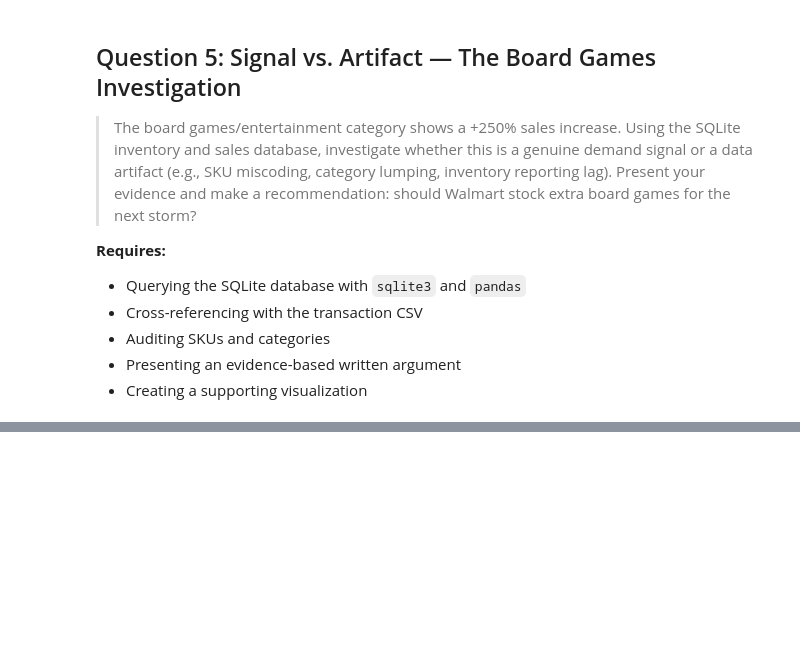
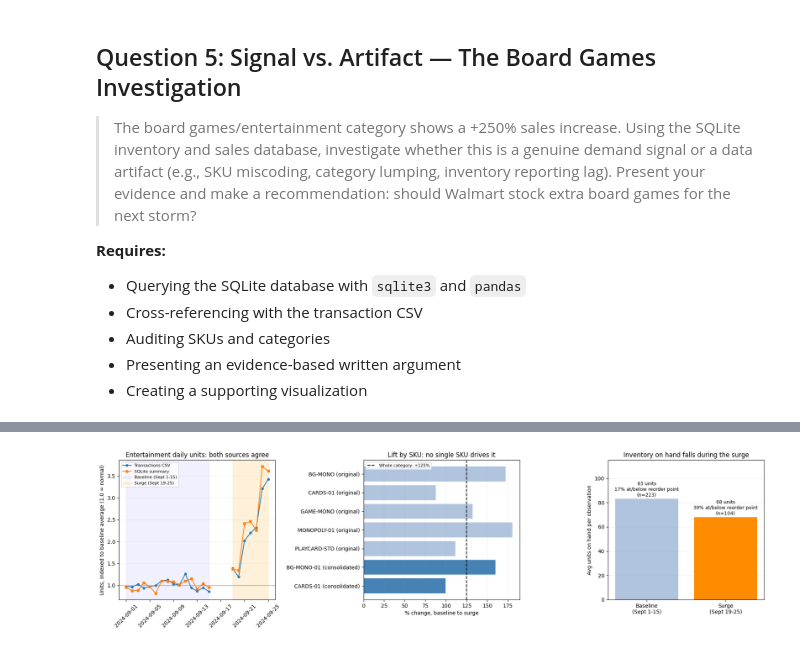
Before and after one commit to simichakravarty16/walmart-hurricane-project, a Jupyter notebook: notebooks/team_notebook.ipynb, the cells around one changed output, grey strips where cells are left out. Drawn from its saved outputs; the diff is of its cells as text; code cells hidden in the pictures; blank space fills up the shorter version.

```diff
--- a/notebooks/team_notebook.ipynb
+++ b/notebooks/team_notebook.ipynb
@@ -2319,0 +1979,15 @@ Game-product groups containing multiple raw SKU rows: 69
+# %%
+# Inventory check for the Entertainment SKUs
+skus = sorted(ent_raw['sku'].unique())
+placeholders = ','.join('?' * len(skus))
+inv = pd.read_sql(f"SELECT * FROM inventory_levels WHERE sku IN ({placeholders})", con, params=skus)
+inv['date'] = pd.to_datetime(inv['date'])
+inv = inv[inv['date'].between(*BASE) | inv['date'].between(*SURGE)].copy()
+inv['period'] = np.where(inv['date'].between(*SURGE), 'surge', 'baseline')
+inv['below_reorder'] = inv['units_on_hand'] <= inv['reorder_point']
+
+summary = inv.groupby('period').agg(observations=('sku', 'size'), avg_on_hand=('units_on_hand', 'mean'),
+                                    pct_below_reorder=('below_reorder', 'mean'))
+summary['pct_below_reorder'] *= 100
+display(summary.round(1))
+print('On-hand change, baseline -> surge:', round((summary.loc['surge', 'avg_on_hand'] / summary.loc['baseline', 'avg_on_hand'] - 1) * 100, 1), '%')
@@ -2319,0 +2000,54 @@ Game-product groups containing multiple raw SKU rows: 69
+# %%
+# Create a visualization
+days = pd.date_range(BASE[0], SURGE[1])
+
+def indexed(daily):
+    """Daily units divided by the baseline average (1.0 = a normal day); only baseline and surge days are kept."""
+    base_avg = daily.loc[BASE[0]:BASE[1]].mean()
+    out = daily[daily.index.isin(days)] / base_avg
+    out = out[out.index.to_series().between(*BASE) | out.index.to_series().between(*SURGE)]
+    return out.reindex(days)          # leaves a gap between the two windows
+
+fig, axes = plt.subplots(1, 3, figsize=(18, 5))
+
+# Panel 1: do the SQLite database and the CSV agree?
+ax = axes[0]
+ax.plot(indexed(csv_daily).index, indexed(csv_daily), marker='o', ms=4, label='Transactions CSV')
+ax.plot(indexed(db_daily).index, indexed(db_daily), marker='s', ms=4, label='SQLite summary')
+ax.axvspan(pd.Timestamp(BASE[0]), pd.Timestamp(BASE[1]), color='blue', alpha=0.06, label='Baseline (Sept 1-15)')
+ax.axvspan(pd.Timestamp(SURGE[0]), pd.Timestamp(SURGE[1]), color='orange', alpha=0.15, label='Surge (Sept 19-25)')
+ax.axhline(1, color='gray', lw=0.8)
+ax.set_title('Entertainment daily units: both sources agree')
+ax.set_ylabel('Units, indexed to baseline average (1.0 = normal)')
+ax.legend(fontsize=8); ax.grid(axis='y', alpha=0.2)
+ax.tick_params(axis='x', rotation=45)
+
+# Panel 2: is one miscoded SKU driving the lift?
+orig = sku_lift(ent_raw)['pct_change']
+cons = sku_lift(ent)['pct_change']
+labels = [f'{k} (original)' for k in orig.index] + [f'{k} (consolidated)' for k in cons.index]
+values = list(orig.values) + list(cons.values)
+colors = ['lightsteelblue'] * len(orig) + ['steelblue'] * len(cons)
+ax = axes[1]
+ax.barh(labels[::-1], values[::-1], color=colors[::-1])
+total_lift = rows[0]['pct_change']
+ax.axvline(total_lift, color='black', ls='--', label=f'Whole category: +{total_lift:.0f}%')
+ax.set_title('Lift by SKU: no single SKU drives it')
+ax.set_xlabel('% change, baseline to surge'); ax.legend(fontsize=8); ax.grid(axis='x', alpha=0.2)
+
+# Panel 3: does inventory move the way the sales say it should?
+ax = axes[2]
+bars = ax.bar(['Baseline\n(Sept 1-15)', 'Surge\n(Sept 19-25)'],
+              [summary.loc['baseline', 'avg_on_hand'], summary.loc['surge', 'avg_on_hand']],
+              color=['lightsteelblue', 'darkorange'])
+for bar, p in zip(bars, ['baseline', 'surge']):
+    ax.text(bar.get_x() + bar.get_width() / 2, bar.get_height() + 1,
+            f"{bar.get_height():.0f} units\n{summary.loc[p, 'pct_below_reorder']:.0f}% at/below reorder point\n(n={int(summary.loc[p, 'observations'])})",
+            ha='center', va='bottom', fontsize=9)
+ax.set_ylim(0, 115)
+ax.set_title('Inventory on hand falls during the surge')
+ax.set_ylabel('Avg units on hand per observation'); ax.grid(axis='y', alpha=0.2)
+
+plt.tight_layout(); plt.show()
+# %% [output]
+[figure, added]
```
Also changed, not shown: parts of 13 cells of this notebook.
